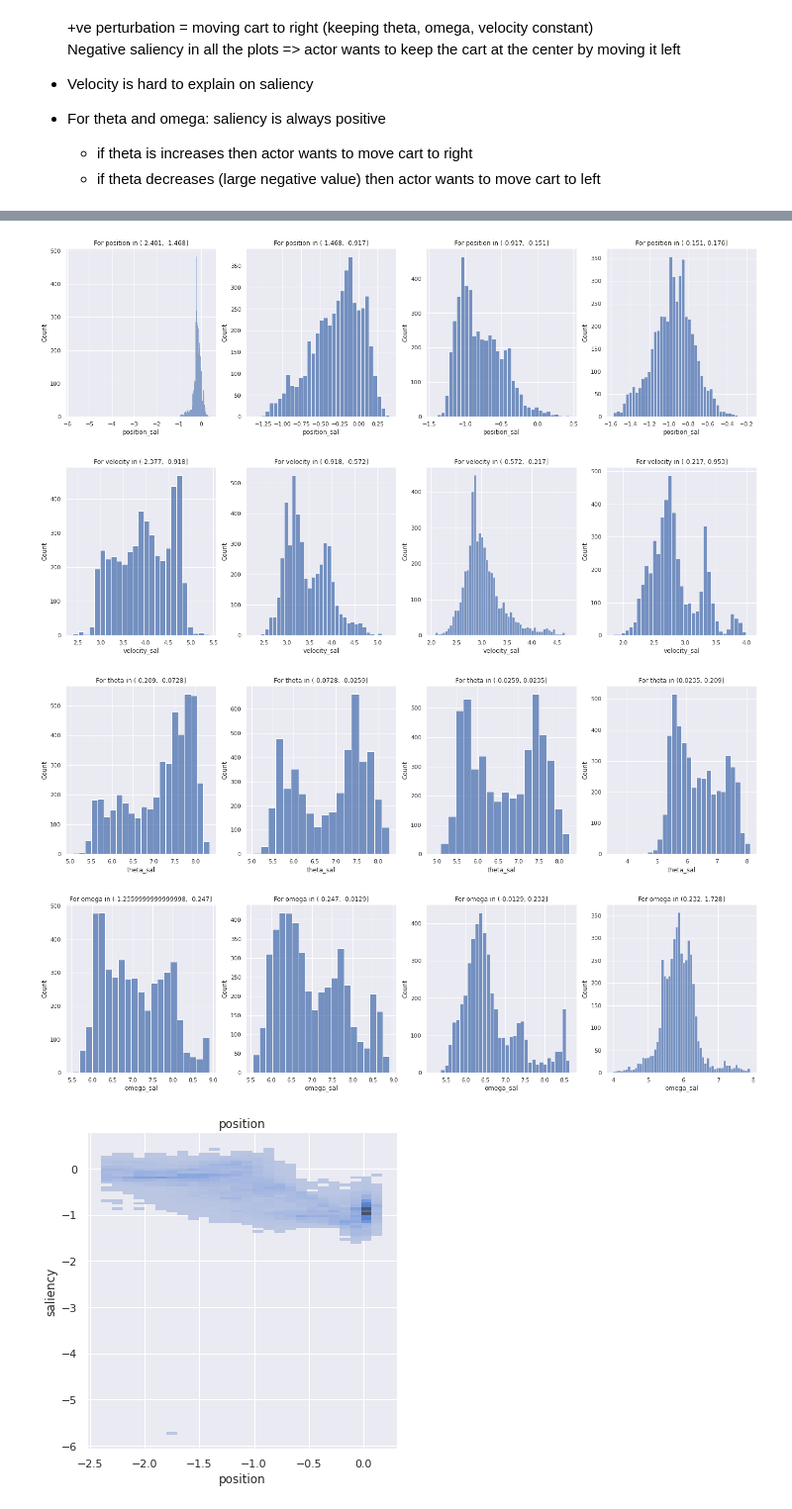
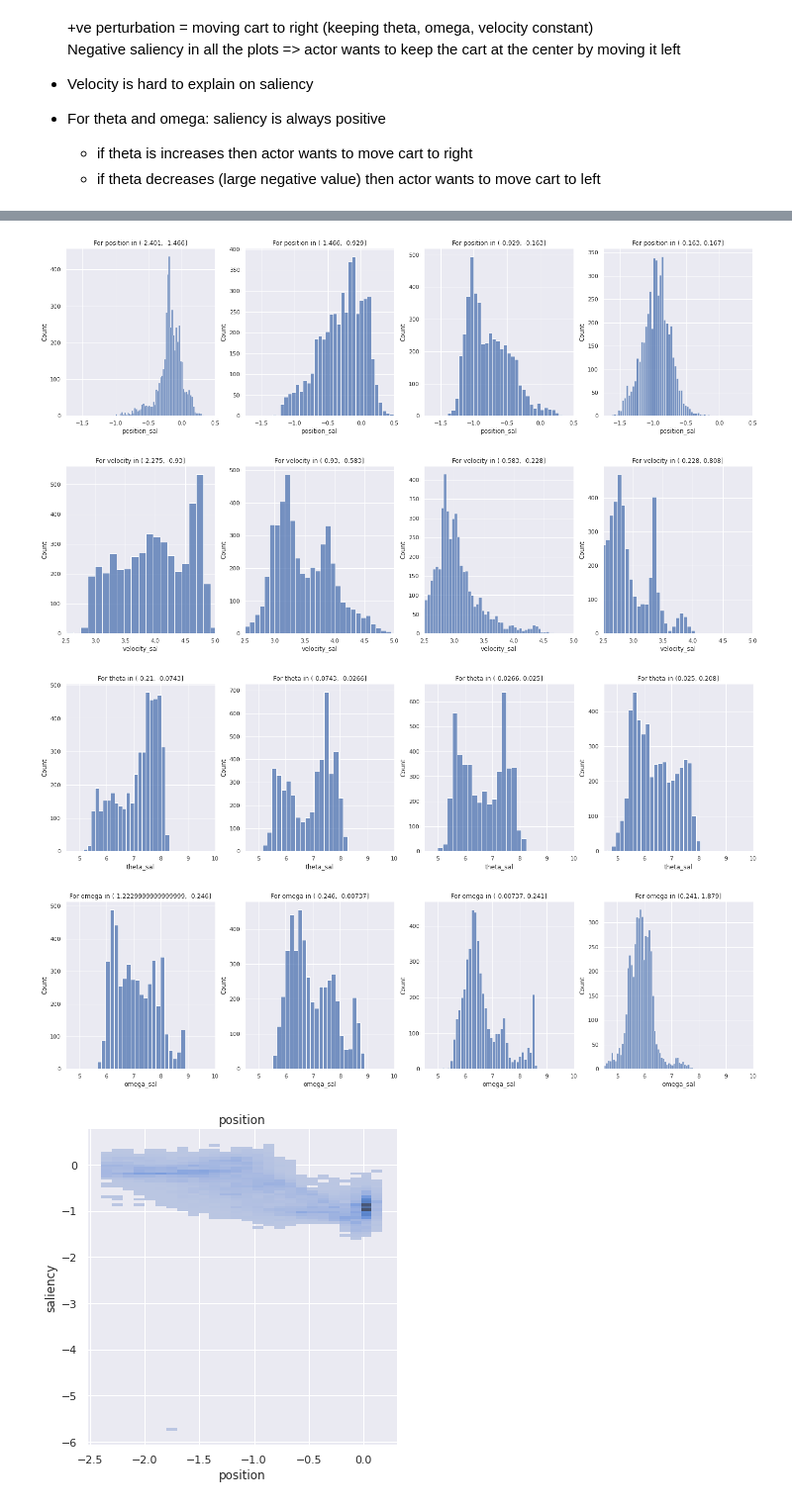
Before and after one commit to deepakhr1999/RL-Adventure-2, a Jupyter notebook: 1.b saliency.ipynb, the cells around one changed output, grey strips where cells are left out. Shown at 99% size. Saved outputs shown, nothing was run; the diff lists cells and outputs as text; code cells hidden in the pictures.

```diff
--- a/1.b saliency.ipynb
+++ b/1.b saliency.ipynb
@@ -63,7 +63,7 @@ class ActorCritic(nn.Module):
 
     def get_logits(self, x):
         logits = self.actor(x)
-        return logits[:, 0] - logits[:, 1]
+        return logits[:, 1] - logits[:, 0]
 # %%
 def plot(frame_idx, rewards):
     clear_output(True)
@@ -136,7 +156,7 @@ test_rewards = []
 # %%
 all_rewards, all_states, all_actions = [], [], []
 from tqdm.notebook import tqdm
-for _ in tqdm(range(100)):
+for _ in tqdm(range(1000)):
     # roll out level
     reward, states, actions = test_env(False)
 
@@ -163,21 +183,21 @@ class Perturber:
 
     def perturb(self, state):
         """
-State has (x, v, theta, omega)
-These values can't exceed (2.4, 2.4, 0.418, 1.5)
-as seen from the rollouts
+        State has (x, v, theta, omega)
+        These values can't exceed (2.4, 2.4, 0.418, 1.5)
+        as seen from the rollouts
 
-For each value, we look at distance to boundary
-for x=2.3, distance to boundary is 0.1
-for omega=-1.25, distance to boundary is 0.2
+        For each value, we look at distance to boundary
+        for x=2.3, distance to boundary is 0.1
+        perturbation for x ~ N(0, 0.1 * self.std_scale)
 
-perturbation for x ~ N(0, 0.1 * self.std_scale)
-perturbation for omega ~ N(0, 0.2 * self.std_scale)
-and so on
+        for omega=-1.25, distance to boundary is 0.25
+        perturbation for omega ~ N(0, 0.2 * self.std_scale)
+        and so on
 
-position_saliency = (model_out - model_out_for_perturbed_position) / perturbation_for_position
-omega_saliency = (model_out - model_out_for_perturbed_omega) / perturbation_for_omega
-and so on
+        position_saliency = (model_out - model_out_for_perturbed_position) / perturbation_for_position
+        omega_saliency = (model_out - model_out_for_perturbed_omega) / perturbation_for_omega
+        and so on
         """
         dist_to_left = torch.abs(state + self.max_state)
         dist_to_right = torch.abs(self.max_state - state)
@@ -194,7 +214,7 @@ with torch.no_grad():
 
         original_logits = model.get_logits(state.unsqueeze(0))
         changed_logits = model.get_logits(perturbed_states)
-        delta_out.append((original_logits - changed_logits) / perturbation)
+        delta_out.append((changed_logits - original_logits) / perturbation)
 
         # original_probs = model.actor()[:, 0]
         # changed_probs = model.actor(perturbed_states)[:, 0]
@@ -284,16 +330,23 @@ Note that actor output is logit(action=1) (before sigmoid)
 # %%
+lim_dict = {
+    'position': [-1.75, 0.5],
+    'velocity': [2.5, 5],
+    'theta': [4.5, 10],
+    'omega': [4.5, 10],
+}
 for col in cols:
     groups = df.groupby(col+'_bin')
     fig, axs = plt.subplots(1, 4, figsize=(24, 6))
     for (col_bin, group), ax in zip(groups, axs):
         sns.histplot(data=group, x=col+'_sal', ax=ax)
         ax.set_title(f'For {col} in {col_bin}')
+        ax.set_xlim(*lim_dict[col])
     plt.show()
 # %% [output]
-[figure, old version]
+[figure, new version]
-[figure, old version]
+[figure, new version]
-[figure, old version]
+[figure, new version]
-[figure, old version]
+[figure, new version]
 # %%
 names = ['position', 'velocity', 'theta', 'omega']
 for idx, ax in enumerate(axs):
```
Also changed, not shown: parts of 10 cells of this notebook, 1 other file.
